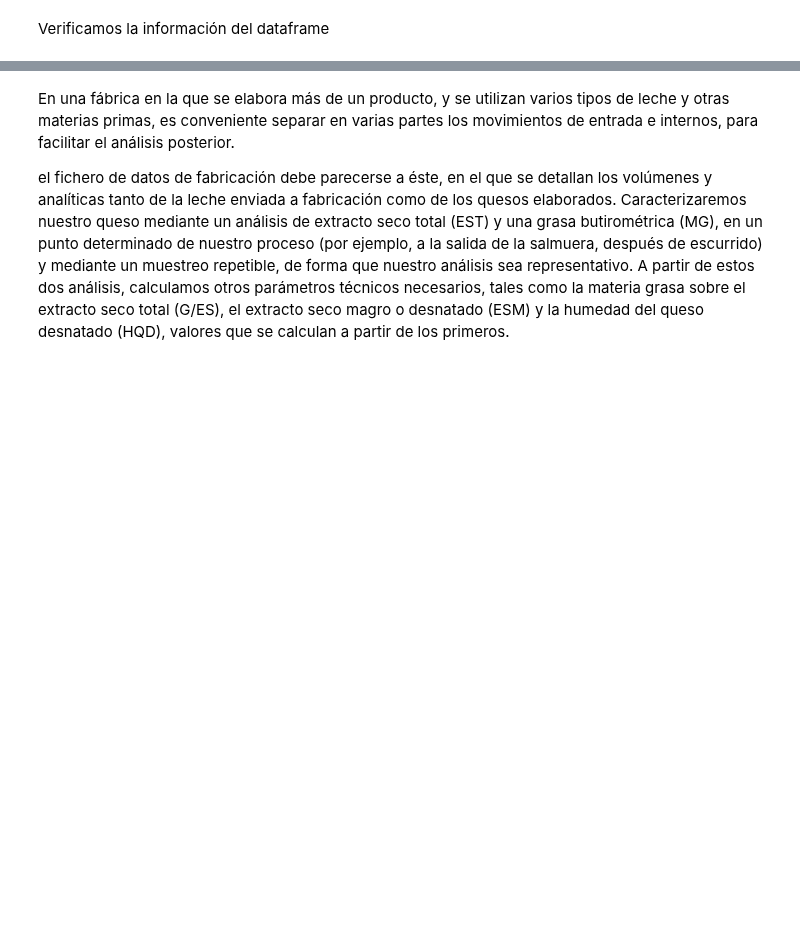
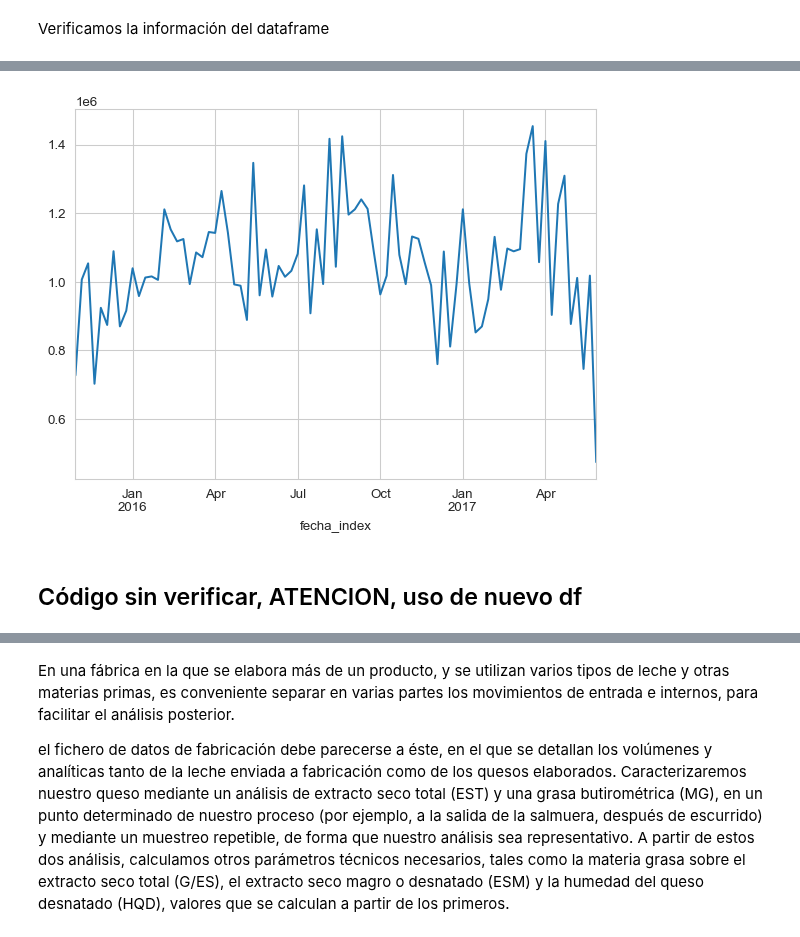
Before and after one commit to juanriera/master-queseria, a Jupyter notebook: 090-balance-materia.ipynb, the cells around one changed output, grey strips where cells are left out. Drawn from its saved outputs; the diff is of its cells as text; code cells hidden in the pictures; blank space fills up the shorter version.

```diff
--- a/090-balance-materia.ipynb
+++ b/090-balance-materia.ipynb
@@ -87,0 +104,12 @@ df.sort_index(inplace=True)
+# %%
+# Resamplear para que la etiqueta sea el LUNES
+# closed='left': incluye el lunes, excluye el lunes siguiente
+# label='left': usa la fecha del inicio (lunes) como nombre de la fila
+df_semanal = df[['leche_litros', 'leche_mg_kg', 'leche_mp_kg']].resample('W-MON', closed='left', label='left').sum()
+
+# Extraer año y semana ISO
+# Usamos strftime para asegurar que el cálculo sea bajo norma ISO
+df_semanal['año_iso'] = df_semanal.index.strftime('%G').astype(int)
+df_semanal['semana_iso'] = df_semanal.index.strftime('%V').astype(int)
+
+print(df_semanal.head())
@@ -87,0 +124,7 @@ df.sort_index(inplace=True)
+# %%
+df_semanal['leche_litros'].plot()
+plt.show()
+# %% [output]
+[figure, added]
+# %% [markdown]
+## Código sin verificar, ATENCION, uso de nuevo df
```
Also changed, not shown: parts of 15 cells of this notebook, 53 other files.
